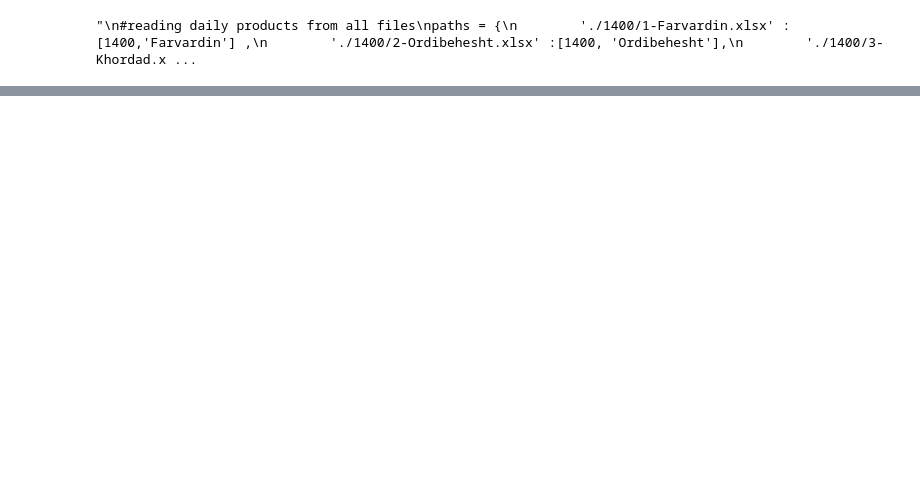
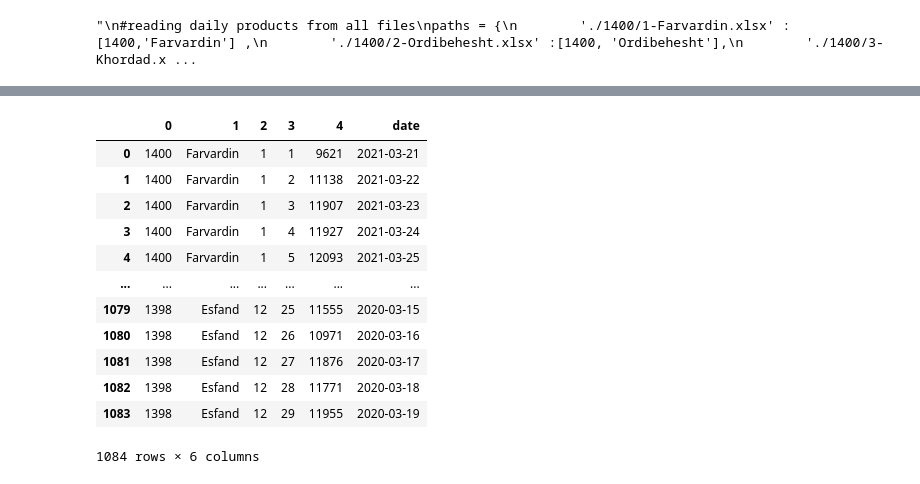
Before and after one commit to heidaralavi/Fetch-daily-product, a Jupyter notebook: find and read cells.ipynb, the cells around one changed output, grey strips where cells are left out. Saved outputs shown, nothing was run; the diff lists cells and outputs as text; code cells hidden in the pictures; blank space fills up the shorter version.

```diff
--- a/find and read cells.ipynb
+++ b/find and read cells.ipynb
@@ -182,0 +185,6 @@ ddf
+# %%
+ddf[0]=pd.to_numeric(ddf[0])
+ddf[2]=pd.to_numeric(ddf[2])
+ddf[3]=pd.to_numeric(ddf[3])
+ddf[4]=pd.to_numeric(ddf[4])
+ddf
@@ -189,0 +213,23 @@ Successfully installed jdatetime-4.0.0
+# %%
+import jdatetime
+date=[]
+for item in ddf.values.tolist():
+    date.append(jdatetime.date(item[0],item[2],item[3], locale='fa_IR').togregorian())
+
+ddf['date']=date
+
+ddf
+# %% [output]
+|  | 0 | 1 | 2 | 3 | 4 | date |
+| 0 | 1400 | Farvardin | 1 | 1 | 9621 | 2021-03-21 |
+| 1 | 1400 | Farvardin | 1 | 2 | 11138 | 2021-03-22 |
+| 2 | 1400 | Farvardin | 1 | 3 | 11907 | 2021-03-23 |
+| 3 | 1400 | Farvardin | 1 | 4 | 11927 | 2021-03-24 |
+| 4 | 1400 | Farvardin | 1 | 5 | 12093 | 2021-03-25 |
+| ... | ... | ... | ... | ... | ... | ... |
+| 1079 | 1398 | Esfand | 12 | 25 | 11555 | 2020-03-15 |
+| 1080 | 1398 | Esfand | 12 | 26 | 10971 | 2020-03-16 |
+| 1081 | 1398 | Esfand | 12 | 27 | 11876 | 2020-03-17 |
+| 1082 | 1398 | Esfand | 12 | 28 | 11771 | 2020-03-18 |
+| 1083 | 1398 | Esfand | 12 | 29 | 11955 | 2020-03-19 |
+1084 rows × 6 columns
```
Also changed, not shown: parts of 11 cells of this notebook.
